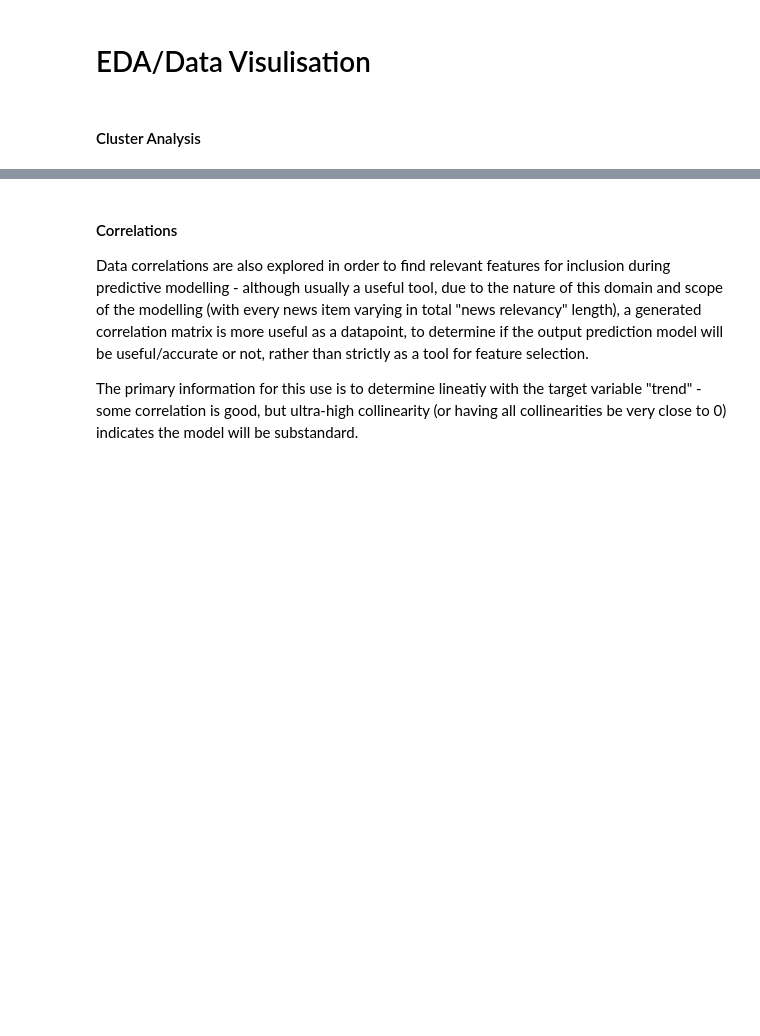
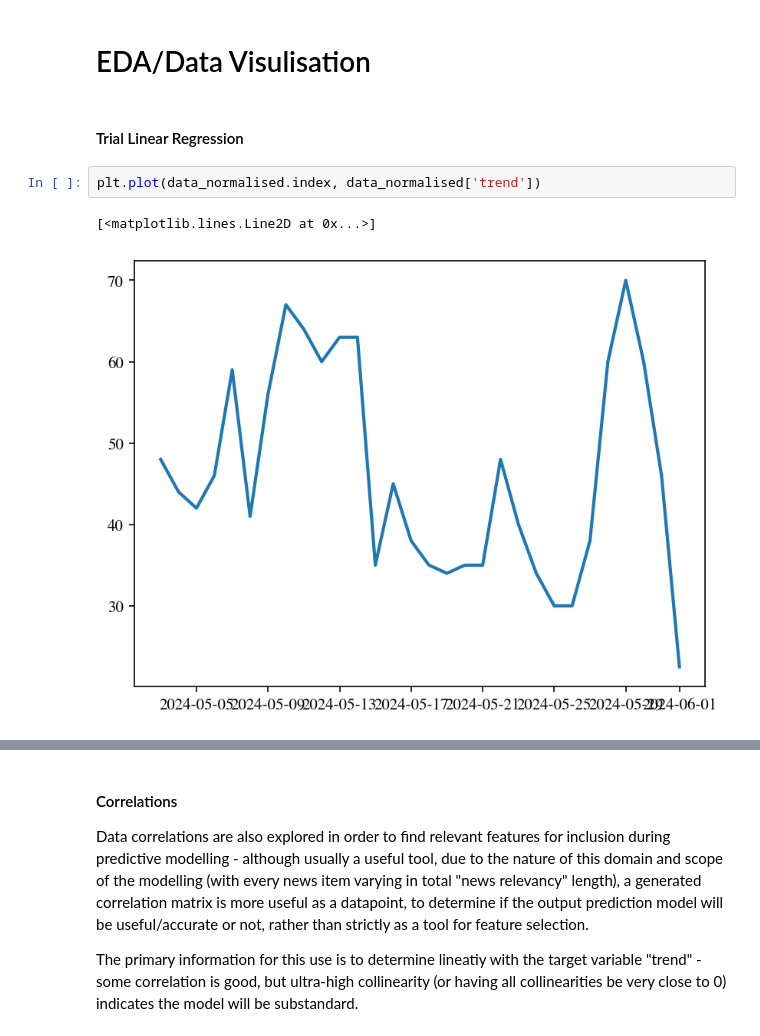
Before and after one commit to FibonacciAlex/755_project_4, a Jupyter notebook: Final Report Files - Group 2/Report - The News Trend Predictor - Data Mastery Group Project.ipynb, the cells around one changed output, grey strips where cells are left out. Drawn from its saved outputs; the diff is of its cells as text; blank space fills up the shorter version.

```diff
--- a/Final Report Files - Group 2/Report - The News Trend Predictor - Data Mastery Group Project.ipynb
+++ b/Final Report Files - Group 2/Report - The News Trend Predictor - Data Mastery Group Project.ipynb
@@ -180,4 +180,9 @@ date
 # %% [markdown]
 # EDA/Data Visulisation
 # %% [markdown]
-#### Cluster Analysis
+#### Trial Linear Regression
+# %%
+plt.plot(data_normalised.index, data_normalised['trend'])
+# %% [output]
+[<matplotlib.lines.Line2D at 0x...>]
+[figure, added]
```
Also changed, not shown: parts of 17 cells of this notebook, 1 other file.
